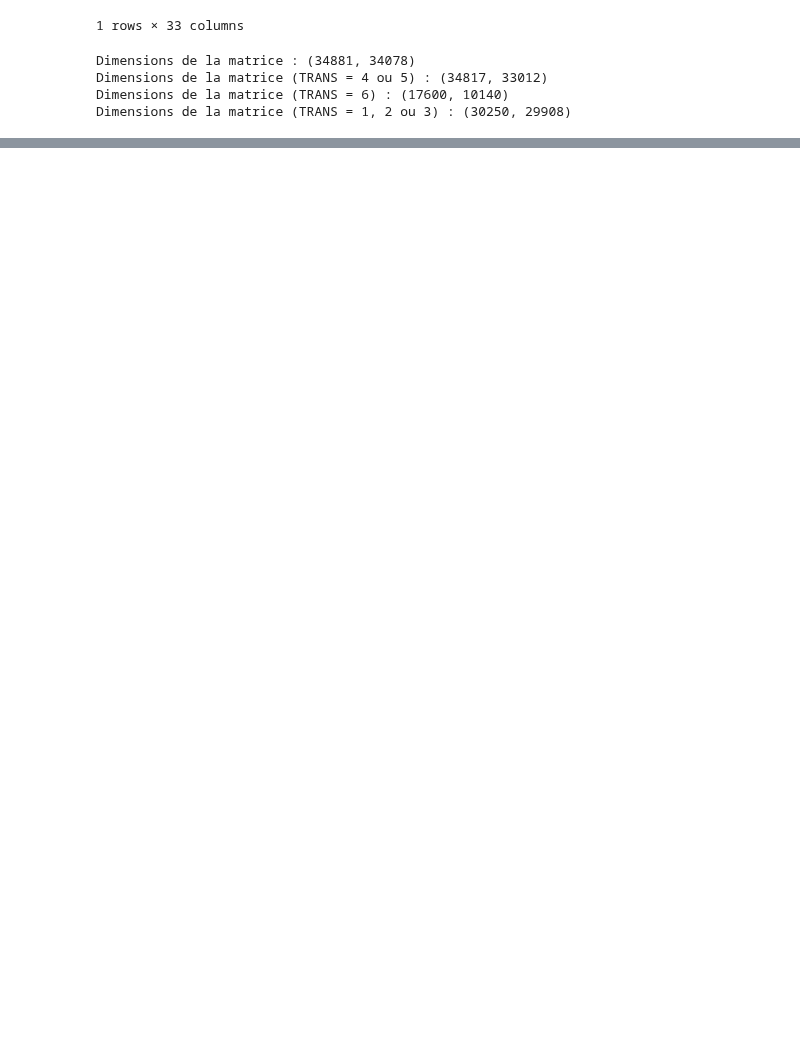
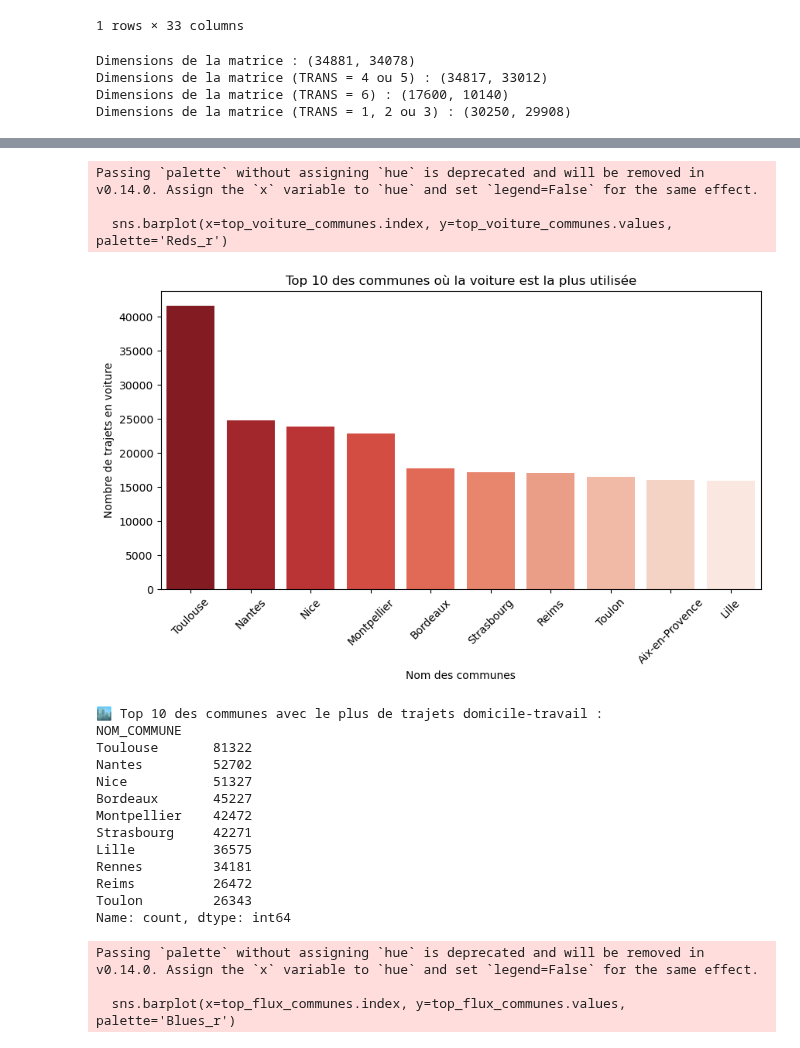
Before and after one commit to Qntouille/statapp, a Jupyter notebook: stats_descriptives.ipynb, the cells around one changed output, grey strips where cells are left out. Saved outputs shown, nothing was run; the diff lists cells and outputs as text; code cells hidden in the pictures; blank space fills up the shorter version.

Commit message:
utilisation voiture

```diff
--- a/stats_descriptives.ipynb
+++ b/stats_descriptives.ipynb
@@ -125,0 +123,56 @@ KeyError: 'MODE_TRANSPORT'
+# %%
+import pandas as pd
+import geopandas as gpd
+import matplotlib.pyplot as plt
+import seaborn as sns
+
+
+# 📌 Charger le fichier GeoJSON des communes
+url = "https://raw.githubusercontent.com/gregoiredavid/france-geojson/master/communes.geojson"
+gdf_communes = gpd.read_file(url)
+df_correspondance = gdf_communes[['code', 'nom']].rename(columns={'code': 'COMMUNE', 'nom': 'NOM_COMMUNE'})
+df_mobpro_brut = df_mobpro_brut.merge(df_correspondance, on="COMMUNE", how="left")
+
+
+# 📌 Vérification des modes de transport
+mode_mapping = {
+    1: "Pas de déplacement",
+    2: "Marche à pied",
+    3: "Vélo",
+    4: "Deux-roues motorisé",
+    5: "Voiture, camion ou fourgonnette",
+    6: "Transports en commun"
+}
+df_mobpro_brut['MODE_TRANSPORT'] = df_mobpro_brut['TRANS'].map(mode_mapping)
+
+# 📌 1️⃣ Identifier les zones où la voiture est dominante
+df_voiture = df_mobpro_brut[df_mobpro_brut['TRANS'].isin([5])]
+top_voiture_communes = df_voiture['NOM_COMMUNE'].value_counts().head(10)
+
+print("\n🚘 Top 10 des communes où la voiture est la plus utilisée :")
+print(top_voiture_communes)
+
+# Affichage des noms des communes dans le graphique
+plt.figure(figsize=(10, 5))
+sns.barplot(x=top_voiture_communes.index, y=top_voiture_communes.values, palette='Reds_r')
+plt.xlabel("Nom des communes")  # Affiche les noms
+plt.ylabel("Nombre de trajets en voiture")
+plt.title("Top 10 des communes où la voiture est la plus utilisée")
+plt.xticks(rotation=45)
+plt.show()
+
+# 📌 2️⃣ Identifier les communes avec le plus grand nombre de trajets (tous modes confondus)
+top_flux_communes = df_mobpro_brut['NOM_COMMUNE'].value_counts().head(10)
+
+print("\n🏙️ Top 10 des communes avec le plus de trajets domicile-travail :")
+print(top_flux_communes)
+
+# Affichage des noms des communes dans le graphique
+plt.figure(figsize=(10, 5))
+sns.barplot(x=top_flux_communes.index, y=top_flux_communes.values, palette='Blues_r')
+plt.xlabel("Nom des communes")  # Affiche les noms
+plt.ylabel("Nombre de trajets")
+plt.title("Top 10 des communes avec le plus de trajets domicile-travail")
+plt.xticks(rotation=45)
+plt.show()
+# %% [output]
@@ -125,0 +192,20 @@ KeyError: 'MODE_TRANSPORT'
+Passing `palette` without assigning `hue` is deprecated and will be removed in v0.14.0. Assign the `x` variable to `hue` and set `legend=False` for the same effect.
+
+  sns.barplot(x=top_voiture_communes.index, y=top_voiture_communes.values, palette='Reds_r')
+[figure, added]
+🏙️ Top 10 des communes avec le plus de trajets domicile-travail :
+NOM_COMMUNE
+Toulouse       81322
+Nantes         52702
+Nice           51327
+Bordeaux       45227
+Montpellier    42472
+Strasbourg     42271
+Lille          36575
+Rennes         34181
+Reims          26472
+Toulon         26343
+Name: count, dtype: int64
+Passing `palette` without assigning `hue` is deprecated and will be removed in v0.14.0. Assign the `x` variable to `hue` and set `legend=False` for the same effect.
+
+  sns.barplot(x=top_flux_communes.index, y=top_flux_communes.values, palette='Blues_r')
```
Also changed, not shown: parts of 3 cells of this notebook.
